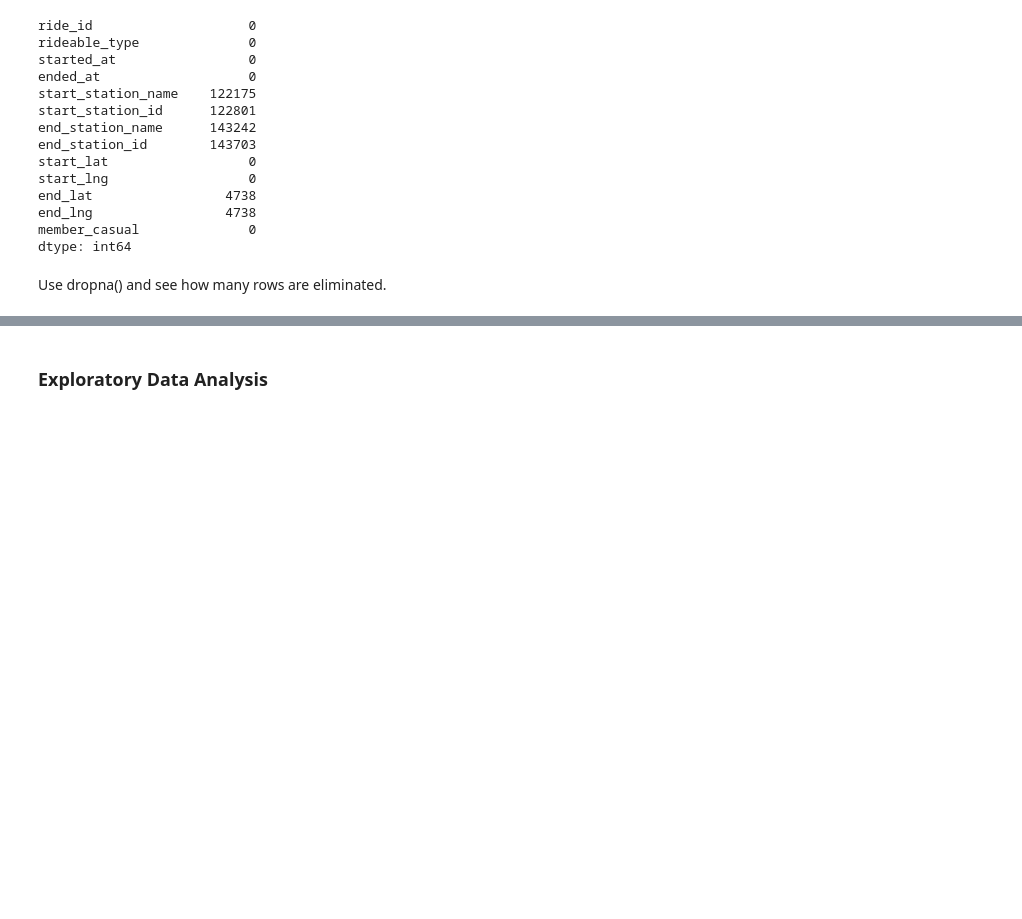
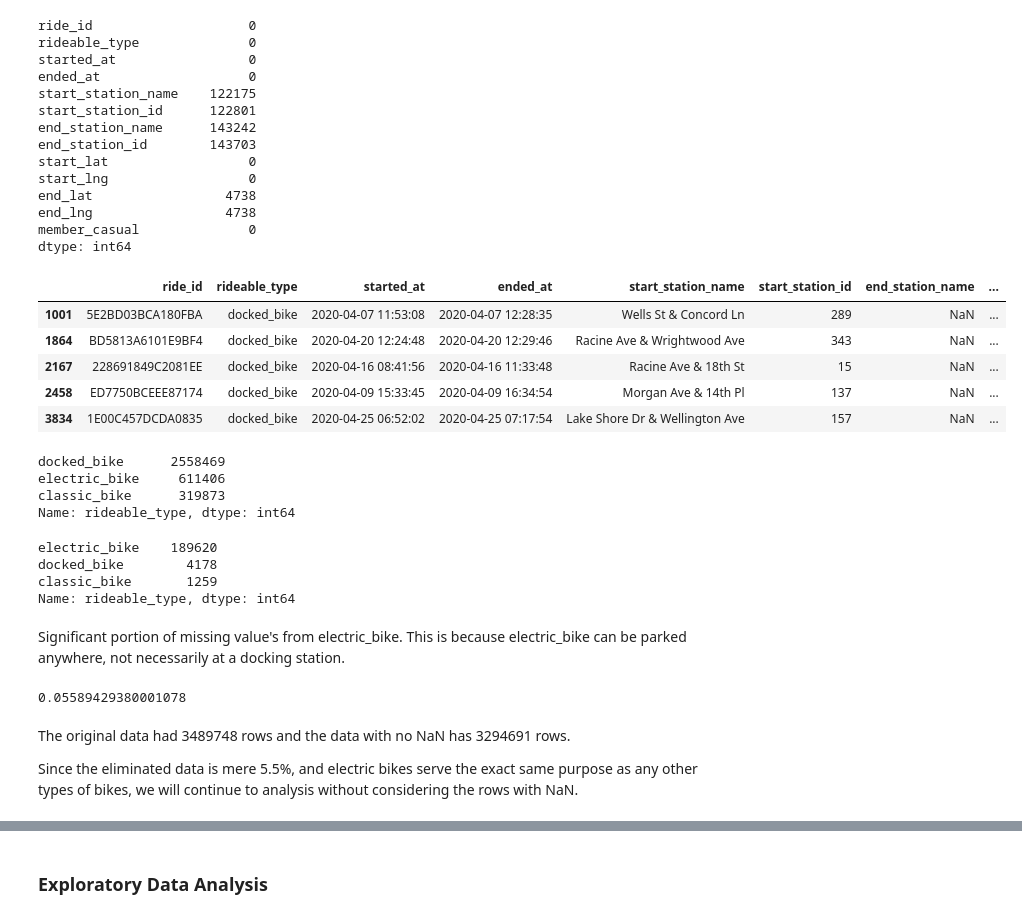
Before and after one commit to alpacapetter/divvy-bike-share-case-study, a Jupyter notebook: divvy-bike-share-case-study.ipynb, the cells around one changed output, grey strips where cells are left out. Saved outputs shown, nothing was run; the diff lists cells and outputs as text; code cells hidden in the pictures; blank space fills up the shorter version.

Commit message:
more data cleaning

```diff
--- a/divvy-bike-share-case-study.ipynb
+++ b/divvy-bike-share-case-study.ipynb
@@ -89,0 +77,5 @@ main_df
+# %%
+# parser used for changing "started_at" and "ended_at" column into datetime object
+d_parser = lambda x: pd.dt.strptime(x, '%Y-%m-%d %H:%M:%S')
+main_df = pd.concat((pd.read_csv(file, parse_dates=['started_at','ended_at']) for file in divvy_trip_data), ignore_index=True)
+main_df
@@ -108,5 +114,38 @@ end_lat                 4738
 end_lng                 4738
 member_casual              0
 dtype: int64
-# %% [markdown]
-Use dropna() and see how many rows are eliminated.
+# %%
+nan_df = main_df[main_df.isna().any(axis=1)]
+nan_df.head()
+# %% [output]
+|  | ride_id | rideable_type | started_at | ended_at | start_station_name | start_station_id | end_station_name | ... |
+| 1001 | 5E2BD03BCA180FBA | docked_bike | 2020-04-07 11:53:08 | 2020-04-07 12:28:35 | Wells St & Concord Ln | 289 | NaN | ... |
+| 1864 | BD5813A6101E9BF4 | docked_bike | 2020-04-20 12:24:48 | 2020-04-20 12:29:46 | Racine Ave & Wrightwood Ave | 343 | NaN | ... |
+| 2167 | 228691849C2081EE | docked_bike | 2020-04-16 08:41:56 | 2020-04-16 11:33:48 | Racine Ave & 18th St | 15 | NaN | ... |
+| 2458 | ED7750BCEEE87174 | docked_bike | 2020-04-09 15:33:45 | 2020-04-09 16:34:54 | Morgan Ave & 14th Pl | 137 | NaN | ... |
+| 3834 | 1E00C457DCDA0835 | docked_bike | 2020-04-25 06:52:02 | 2020-04-25 07:17:54 | Lake Shore Dr & Wellington Ave | 157 | NaN | ... |
+# %%
+main_df.rideable_type.value_counts()
+# %% [output]
+docked_bike      2558469
+electric_bike     611406
+classic_bike      319873
+Name: rideable_type, dtype: int64
+# %%
+nan_df.rideable_type.value_counts()
+# %% [output]
+electric_bike    189620
+docked_bike        4178
+classic_bike       1259
+Name: rideable_type, dtype: int64
+# %% [markdown]
+Significant portion of missing value's from electric_bike.
+This is because electric_bike can be parked anywhere, not necessarily at a docking station.
+# %%
+195057 / 3489748
+# %% [output]
+0.05589429380001078
+# %% [markdown]
+The original data had 3489748 rows and the data with no NaN has 3294691 rows.
+
+Since the eliminated data is mere 5.5%, and electric bikes serve the exact same purpose as any other types of bikes, we will continue to analysis without considering the rows with NaN.
```
Also changed, not shown: parts of 16 cells of this notebook.
